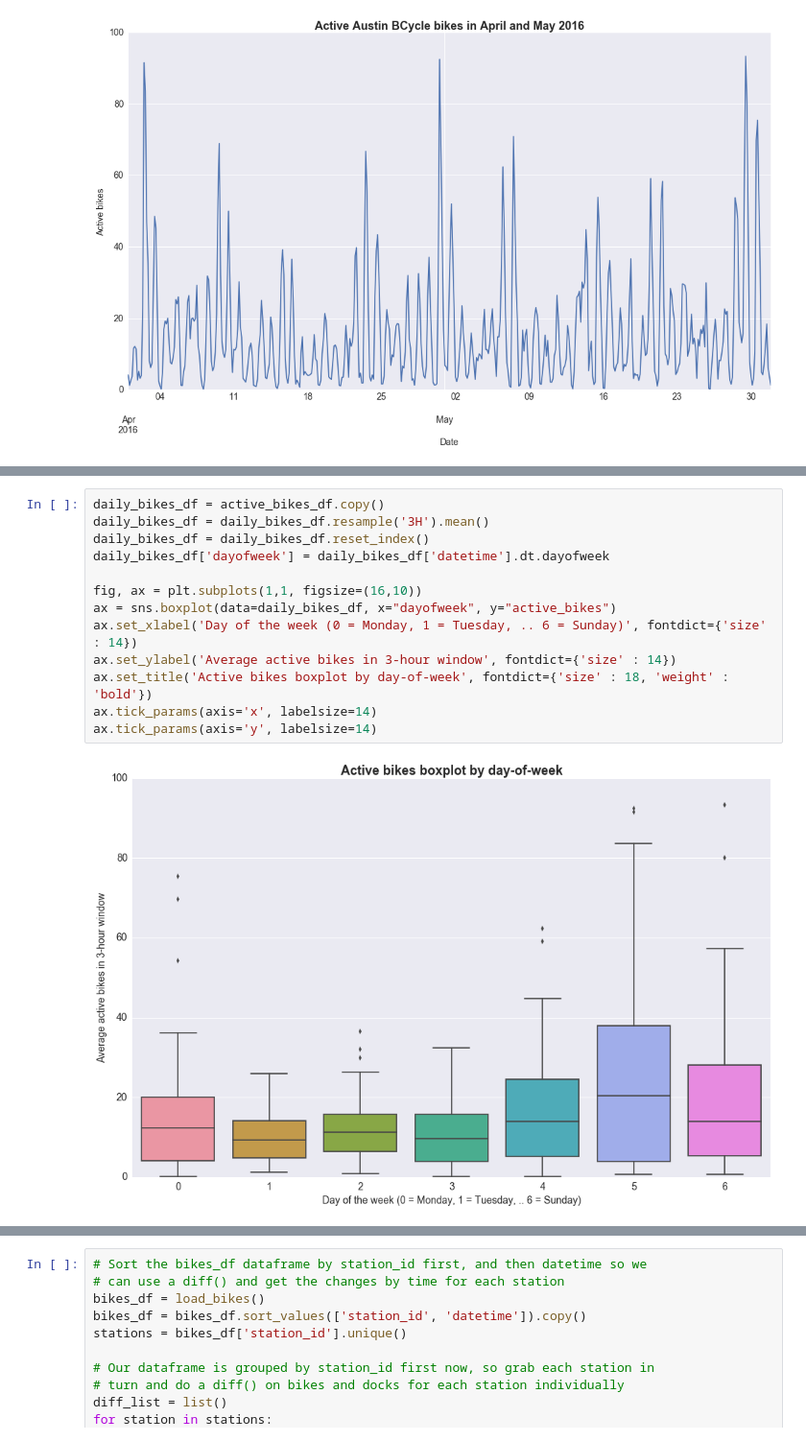
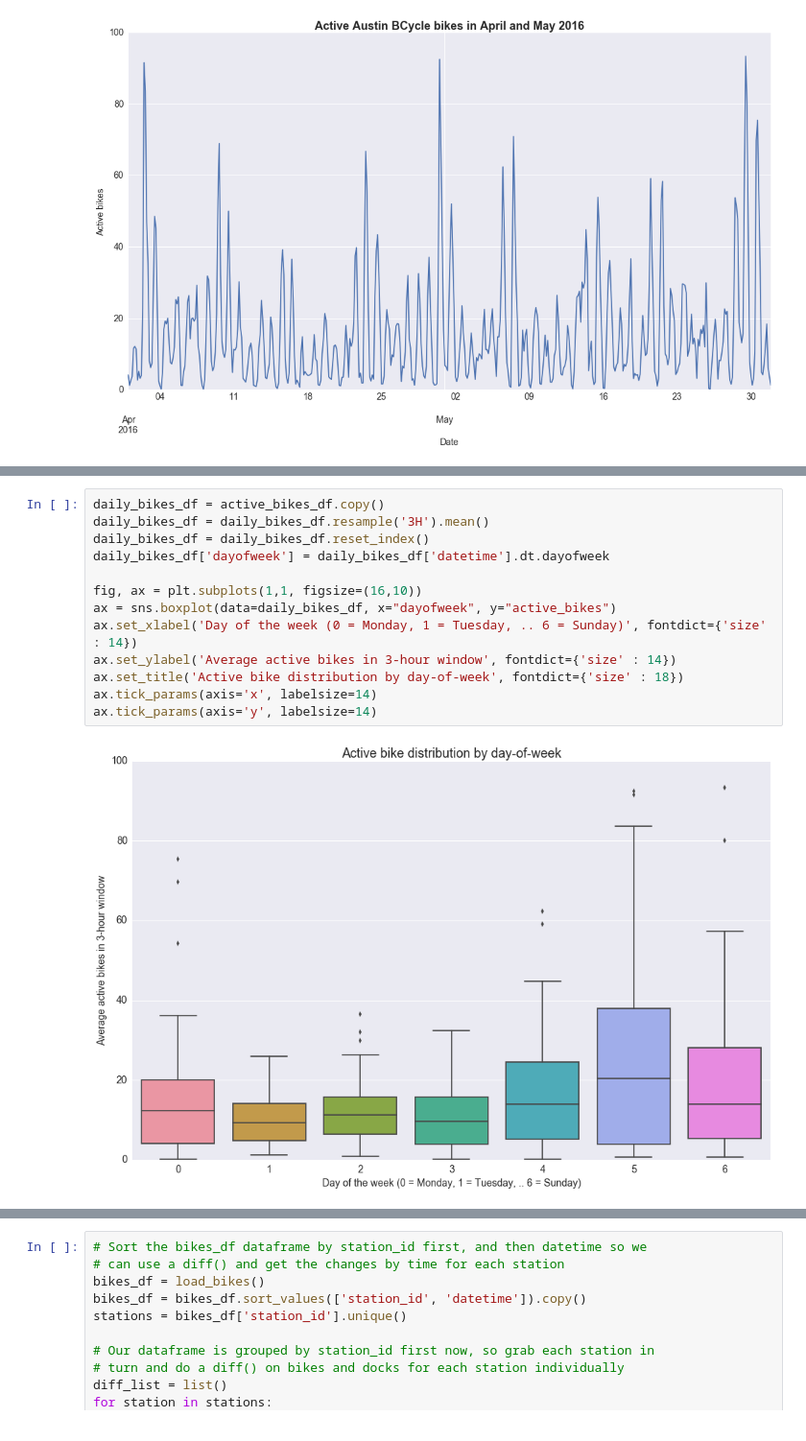
Before and after one commit to timgasser/bcycle-austin, a Jupyter notebook: notebooks/bcycle_bikes.ipynb, the cells around one changed output, grey strips where cells are left out. Shown at 96% size. Saved outputs shown, nothing was run; the diff lists cells and outputs as text.

```diff
--- a/notebooks/bcycle_bikes.ipynb
+++ b/notebooks/bcycle_bikes.ipynb
@@ -111,15 +116,15 @@ To see how the amount of active bikes varies by day of the week, we can sum up t
 # %%
 daily_bikes_df = active_bikes_df.copy()
 daily_bikes_df = daily_bikes_df.resample('3H').mean()
 daily_bikes_df = daily_bikes_df.reset_index()
 daily_bikes_df['dayofweek'] = daily_bikes_df['datetime'].dt.dayofweek
 
 fig, ax = plt.subplots(1,1, figsize=(16,10))
 ax = sns.boxplot(data=daily_bikes_df, x="dayofweek", y="active_bikes")
 ax.set_xlabel('Day of the week (0 = Monday, 1 = Tuesday, .. 6 = Sunday)', fontdict={'size' : 14})
 ax.set_ylabel('Average active bikes in 3-hour window', fontdict={'size' : 14})
-ax.set_title('Active bikes boxplot by day-of-week', fontdict={'size' : 18, 'weight' : 'bold'})
+ax.set_title('Active bike distribution by day-of-week', fontdict={'size' : 18})
 ax.tick_params(axis='x', labelsize=14)
 ax.tick_params(axis='y', labelsize=14)
 # %% [output]
-[figure, old version]
+[figure, new version]
```
Also changed, not shown: parts of 18 cells of this notebook.
